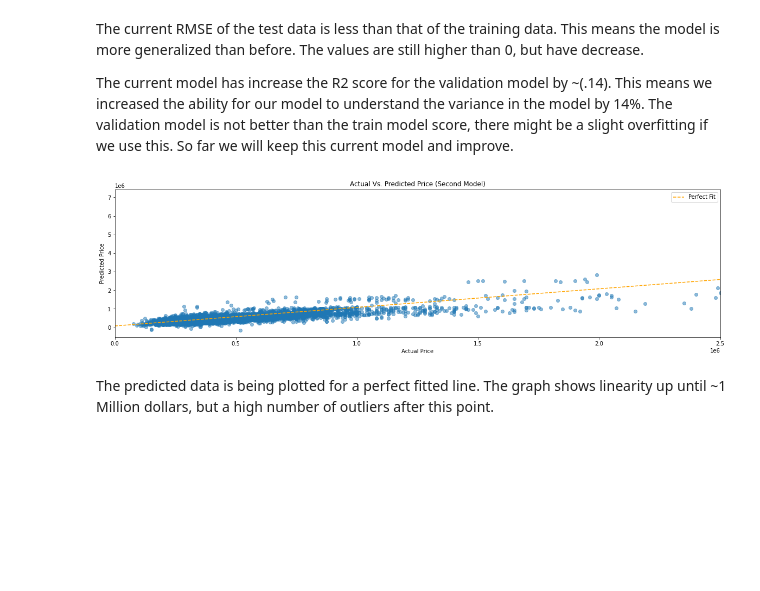
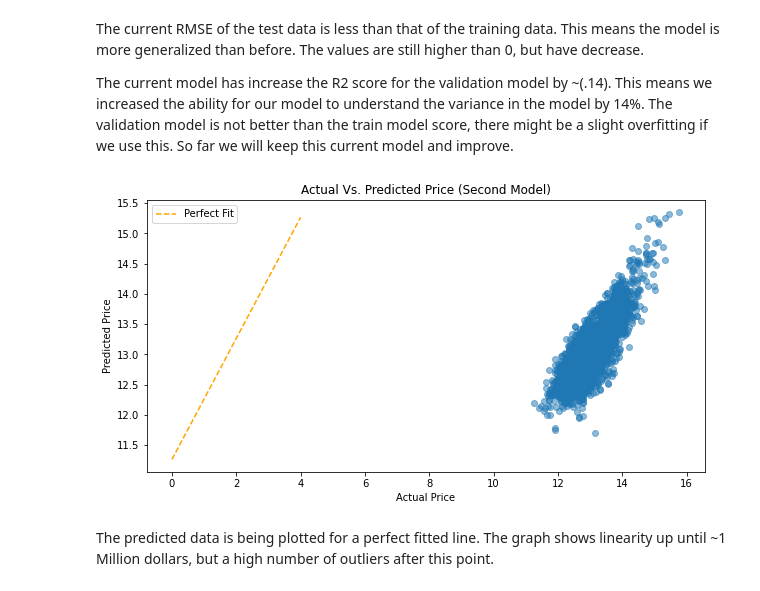
Before and after one commit to Dmvinedata/dsc-phase-2-project-v2-3, a Jupyter notebook: student.ipynb, the cells around one changed output. Saved outputs shown, nothing was run; the diff lists cells and outputs as text; code cells hidden in the pictures; blank space fills up the shorter version.

```diff
--- a/student.ipynb
+++ b/student.ipynb
@@ -631,6 +675,7 @@ from sklearn.preprocessing import OneHotEncoder, FunctionTransformer
 
 # Instantiate transformers
 log_transformer = FunctionTransformer(np.log, validate=True)
+log_transformer_y = FunctionTransformer(np.log, validate=True)
 # OHE instantiation. Will drop a value after the concatenation
 ohe = OneHotEncoder(sparse=False)
 
@@ -639,31 +684,38 @@ ohe = OneHotEncoder(sparse=False)
 log_transformer.fit(X_train[log_feat])
 #categoricals = ['waterfront', 'condition', 'grade']
 ohe.fit(X_train[categoricals])
-
+log_transformer_y.fit(y_testarr  )
 
 #Train Transformations
 X_train_log = log_transformer.transform(X_train[log_feat])
 X_train_ohe = ohe.transform(X_train[categoricals])
+y_train_log = log_transformer_y.transform(y_trainarr)
 
 #Test Transformation
 X_test_log = log_transformer.transform(X_test[log_feat])
 X_test_ohe = ohe.transform(X_test[categoricals])
+y_test_log = log_transformer_y.transform(y_testarr)
+
 
 #Concatenate transformed train data. Keeping the same index as the original training data
+
 X_train_sec = pd.concat([
         pd.DataFrame(X_train_log, columns= log_feat, index=X_train.index),
         pd.DataFrame(X_train[discrete_col], columns= discrete_col, index=X_train.index),
-        pd.DataFrame(X_train_ohe, columns = cat_cols_encoded, index=X_train.index),
+        pd.DataFrame(X_train_ohe, columns = cat_cols_encoded, index=X_train.index)
+        ], axis=1)
+
+#Concatenate transformed test data
+X_test_sec = pd.concat([
+        pd.DataFrame(X_test_log, columns=log_feat, index=X_test.index),
+        pd.DataFrame(X_test[discrete_col], columns= discrete_col, index=X_test.index),
+        pd.DataFrame(X_test_ohe, columns = cat_cols_encoded, index=X_test.index)
 
     ], axis=1)
 
-#Concatenate transformed test data
-X_test_sec = pd.concat([
-        pd.DataFrame(X_test_log, columns= log_feat, index=X_test.index),
-        pd.DataFrame(X_test[discrete_col], columns= discrete_col, index=X_test.index),
-        pd.DataFrame(X_test_ohe, columns = cat_cols_encoded, index=X_test.index),
-
-    ], axis=1)
+#Converting the original y log array to a series with the original shape and an index
+y_train_log = pd.Series(data=y_train_log.reshape((y_train.shape)), index=X_train.index)
+y_test_log = pd.Series(data=y_test_log.reshape((y_test.shape)), index=X_test.index)
 # %%
 #checking data shapes Columns added after OHE
 print( X_train_sec.shape,X_test_sec.shape)
@@ -672,7 +734,7 @@ print( X_train_sec.shape,X_test_sec.shape)
 # %%
 #Drop the first col of each ohe CAT to reduce multicollinarity
-X_train_sec= X_train_sec.drop(['wa_Unk','co_Average','gr_7 Average'], axis=1)
-X_test_sec= X_test_sec.drop(['wa_Unk','co_Average','gr_7 Average'], axis=1)
+X_train_sec= X_train_sec.drop(['wa_Unk','co_Very Good','gr_6 Low Average'], axis=1)
+X_test_sec= X_test_sec.drop(['wa_Unk','co_Very Good','gr_6 Low Average'], axis=1)
 # %%
 print( X_train_sec.shape,X_test_sec.shape)
 # %% [output]
@@ -686,8 +748,8 @@ Modeling second model after transformations occurred.
 linreg_sec = LinearRegression(normalize= True)
 
 #Fitting training data
-linreg_sec.fit(X_train_sec, y_train)
-linreg_sec.fit(X_test_sec, y_test)
+linreg_sec.fit(X_train_sec, y_train_log)
+linreg_sec.fit(X_test_sec, y_test_log)
 LinearRegression()
 # %% [output]
 LinearRegression()
@@ -751,18 +812,18 @@ the ability for our model to understand the variance in the model by 14%. The va
 So far we will keep this current model and improve.
 # %%
 #plotting the linearity zoomed in
-fig, ax = plt.subplots(figsize = (20,5))
+fig, ax = plt.subplots(figsize = (10,5))
 
-perfect_line = np.arange(y_test.min(), y_test.max())
+perfect_line = np.arange(y_test_log.min(), y_test_log.max())
 ax.plot(perfect_line, linestyle="--", color="orange", label="Perfect Fit")
-ax.scatter(y_test, y_hat_test_sec, alpha=0.5)
+ax.scatter(y_test_log, y_hat_test_sec, alpha=0.5)
 ax.set_title("Actual Vs. Predicted Price (Second Model)")
 ax.set_xlabel("Actual Price")
 ax.set_ylabel("Predicted Price")
-plt.xlim([0, 2500000])
+#plt.xlim([0, 2500000])
 ax.legend();
 # %% [output]
-[figure, old version]
+[figure, new version]
 # %% [markdown]
 The predicted data is being plotted for a perfect fitted line.  The graph shows linearity up until ~1 Million dollars,
 but a high number of outliers after this point.
```
Also changed, not shown: parts of 78 cells of this notebook.
